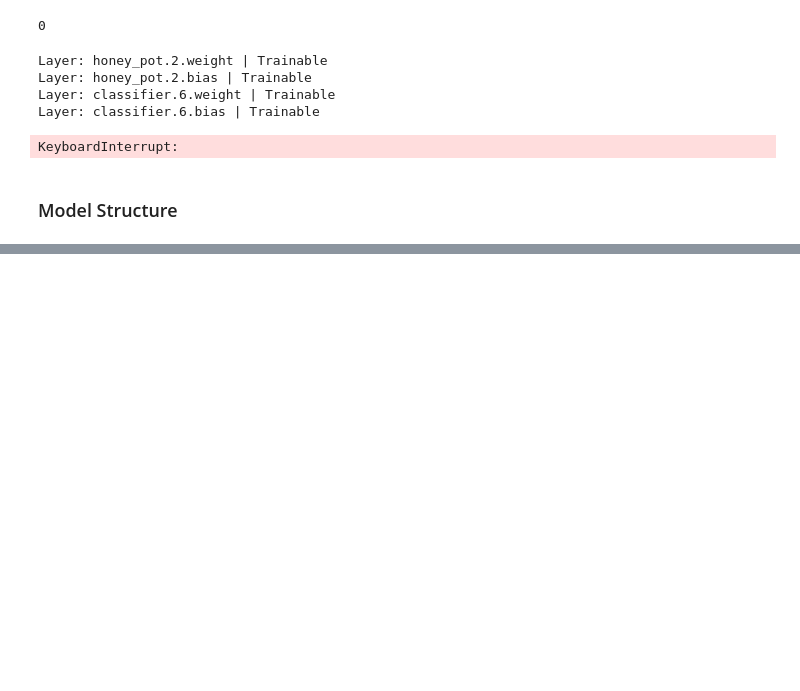
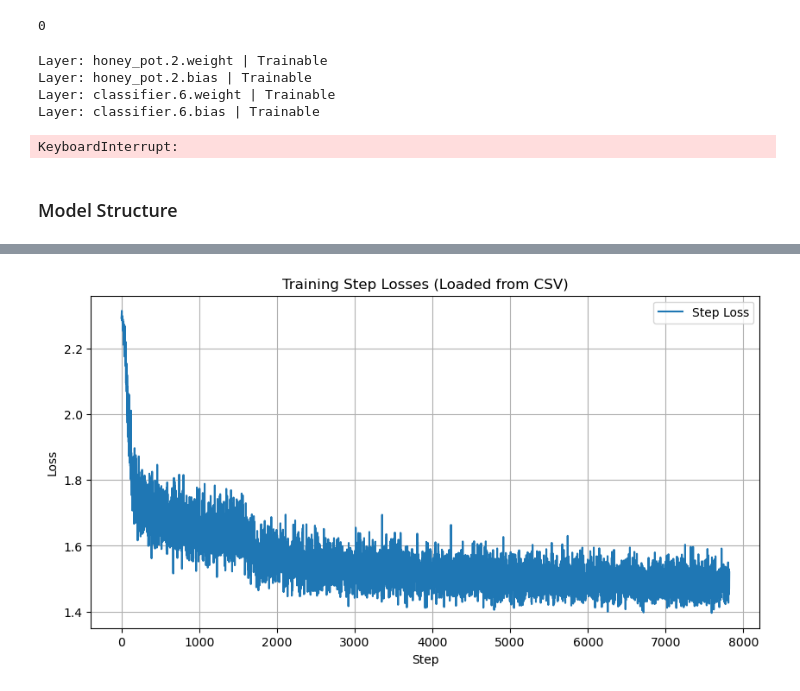
Before and after one commit to Just1nJ1/Computer_Vision_Final_Project, a Jupyter notebook: Test.ipynb, the cells around one changed output, grey strips where cells are left out. Drawn from its saved outputs; the diff is of its cells as text; code cells hidden in the pictures; blank space fills up the shorter version.

```diff
--- a/Test.ipynb
+++ b/Test.ipynb
@@ -223,2 +248,28 @@ VGG16Modified(
   )
 )
+# %%
+import csv
+import matplotlib.pyplot as plt
+
+def load_and_plot_losses(filename):
+    losses = []
+    # Read the CSV file
+    with open(f"{filename}", "r") as f:
+        reader = csv.reader(f)
+        next(reader)  # Skip the header
+        for row in reader:
+            losses.append(float(row[0]))
+
+    # Plot the loaded losses
+    plt.figure(figsize=(10, 5))
+    plt.plot(losses, label="Step Loss")
+    plt.xlabel("Step")
+    plt.ylabel("Loss")
+    plt.title("Training Step Losses (Loaded from CSV)")
+    plt.legend()
+    plt.grid(True)
+    plt.show()
+# %%
+load_and_plot_losses("model_wo_freezestep_loss.csv")
+# %% [output]
+[figure, added]
```
Also changed, not shown: parts of 8 cells of this notebook, 8 other files.
